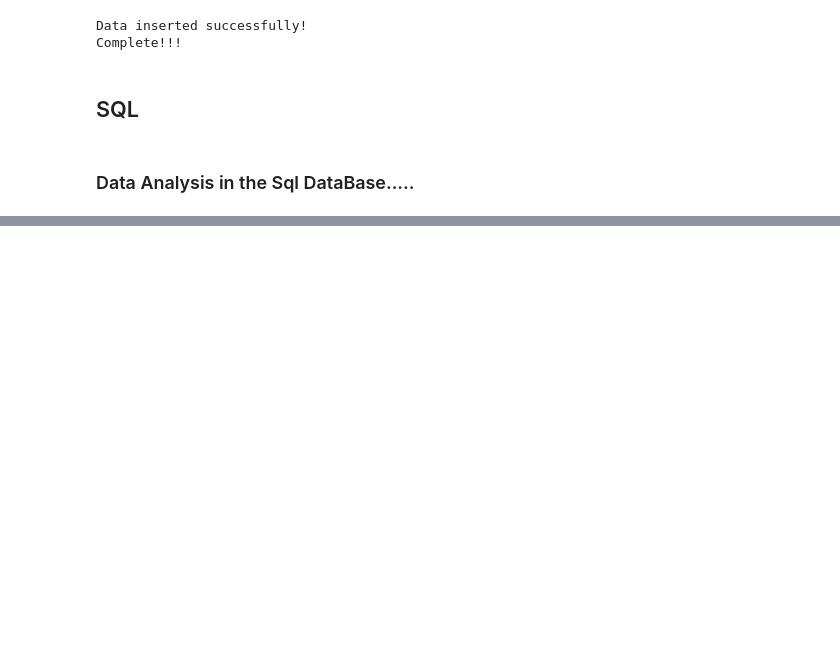
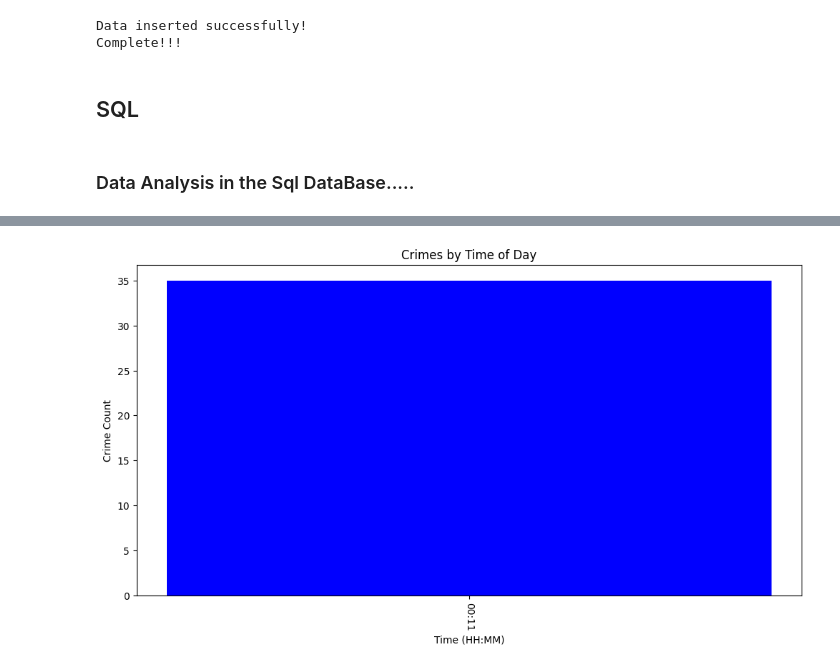
Before and after one commit to MalakaSupun/Crime-Data-Analysis-of-LAPD, a Jupyter notebook: Data_sets/sql_test_01.ipynb, the cells around one changed output, grey strips where cells are left out. Drawn from its saved outputs; the diff is of its cells as text; code cells hidden in the pictures; blank space fills up the shorter version.

```diff
--- a/Data_sets/sql_test_01.ipynb
+++ b/Data_sets/sql_test_01.ipynb
@@ -308,0 +386,11 @@ Complete!!!
+# %%
+# Plotting
+plt.figure(figsize=(12, 6))
+plt.bar(crime_by_time['Hour_Str'][10], crime_by_time['CrimeCount'][100], color='blue')
+plt.title('Crimes by Time of Day')
+plt.xlabel('Time (HH:MM)')
+plt.ylabel('Crime Count')
+plt.xticks(rotation=270)  # Rotate for better readability
+plt.show()
+# %% [output]
+[figure, added]
```
Also changed, not shown: parts of 7 cells of this notebook.
